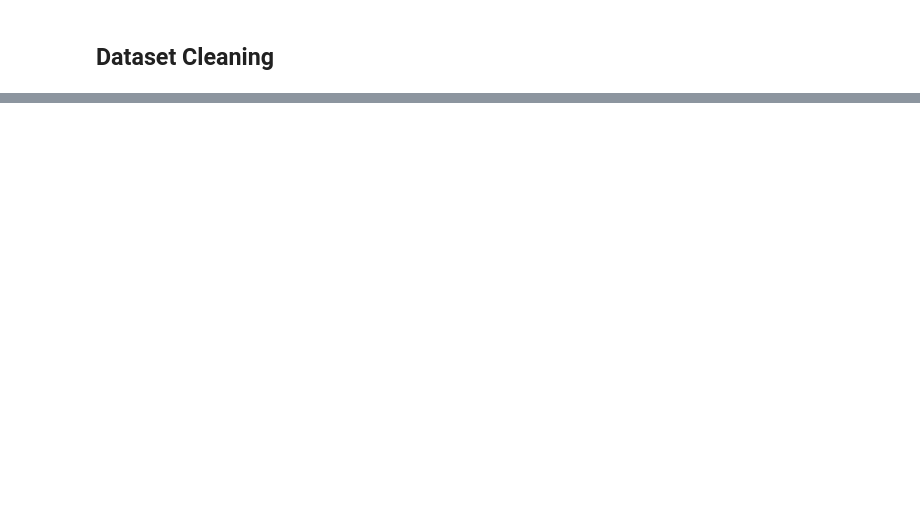
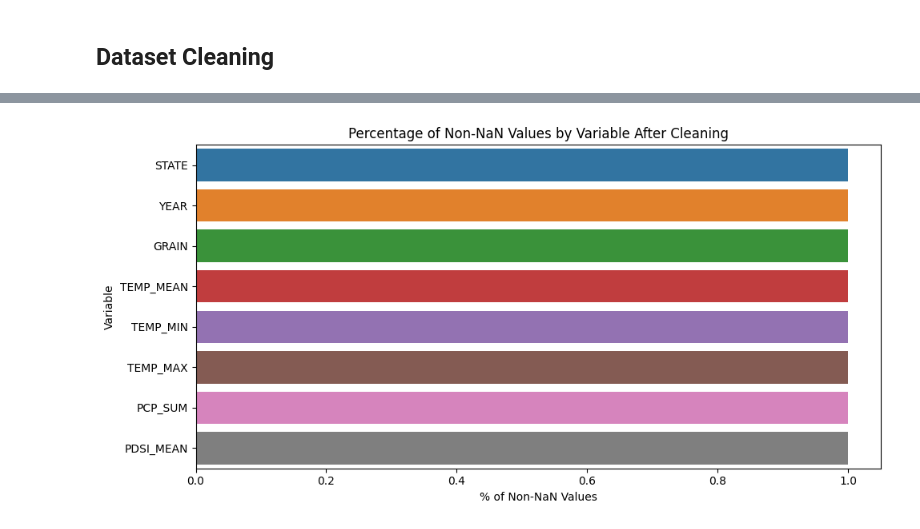
Before and after one commit to BenLeidig/corn-yield-independent, a Jupyter notebook: doc/notebooks/cleaning.ipynb, the cells around one changed output, grey strips where cells are left out. Saved outputs shown, nothing was run; the diff lists cells and outputs as text; code cells hidden in the pictures; blank space fills up the shorter version.

```diff
--- a/doc/notebooks/cleaning.ipynb
+++ b/doc/notebooks/cleaning.ipynb
@@ -209,0 +69,6 @@ df_1919_2023.to_csv('../../data/clean/clean.csv', index=False) # file path appea
+# %%
+## refining dataset timeframe
+df_clean = df[
+    (df['YEAR'] >= 1895)
+    & (df['YEAR'] <= 2024)
+].drop(columns=['SILAGE', 'PRICE_RECEIVED'])
@@ -209,0 +91,19 @@ df_1919_2023.to_csv('../../data/clean/clean.csv', index=False) # file path appea
+# %%
+pct_nonnull = df_clean.notna().sum().to_numpy() / len(df_clean)
+
+fig, ax = plt.subplots(figsize=(10, 5))
+sns.barplot(
+    ax=ax,
+    x=pct_nonnull, y=df_clean.columns,
+    hue=list(mcolors.TABLEAU_COLORS.keys())[:len(df_clean.columns)], legend=False
+)
+ax.set_xlabel('% of Non-NaN Values')
+ax.set_ylabel('Variable')
+ax.set_title('Percentage of Non-NaN Values by Variable After Cleaning')
+plt.tight_layout()
+plt.savefig(
+    f'../../results/cleaning/clean_msno_bar.png' # file path appears as `results/cleaning/clean_msno_bar.png` in `cleaning.py`
+)
+plt.show()
+# %% [output]
+[figure, added]
```
Also changed, not shown: parts of 16 cells of this notebook, 6 other files.
